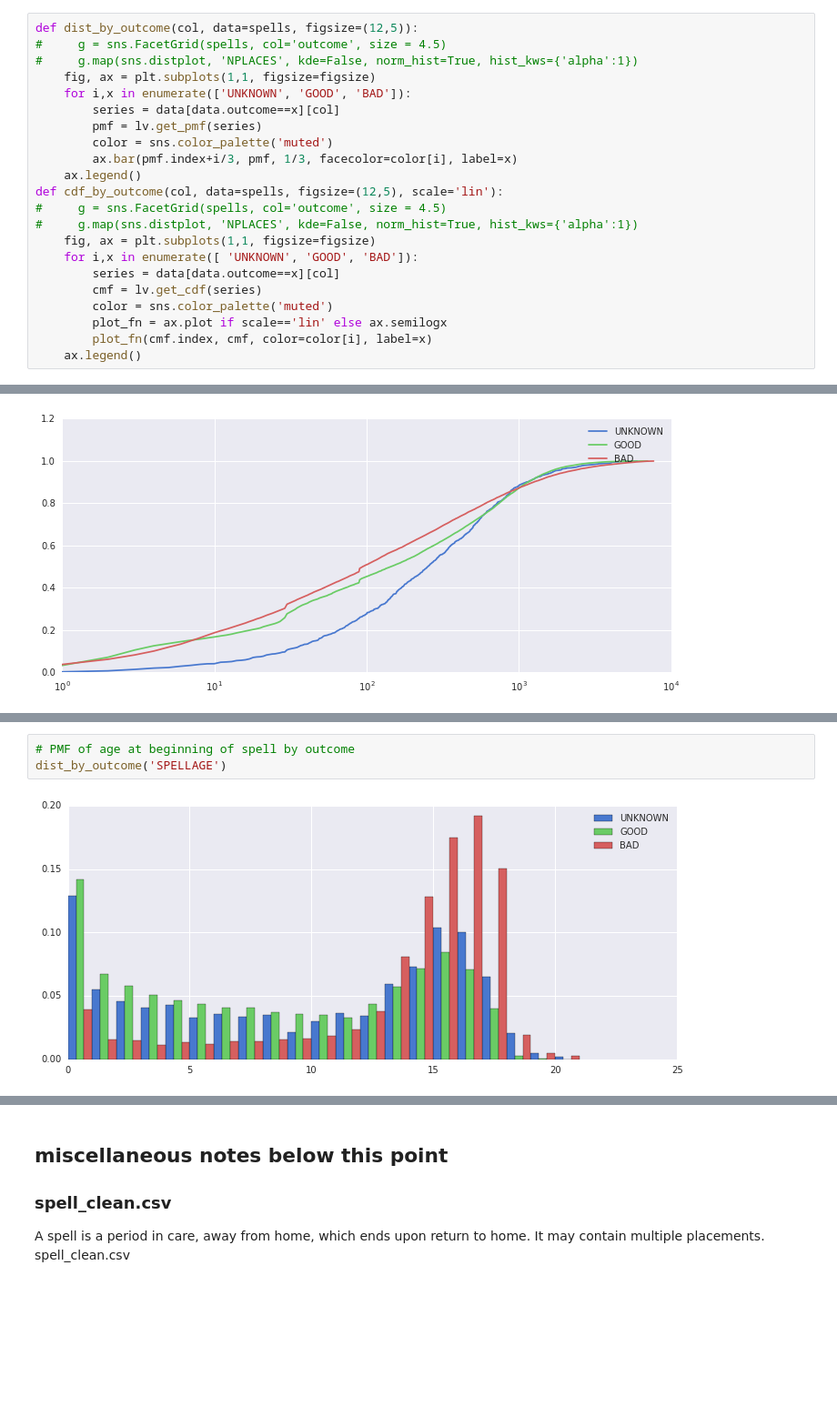
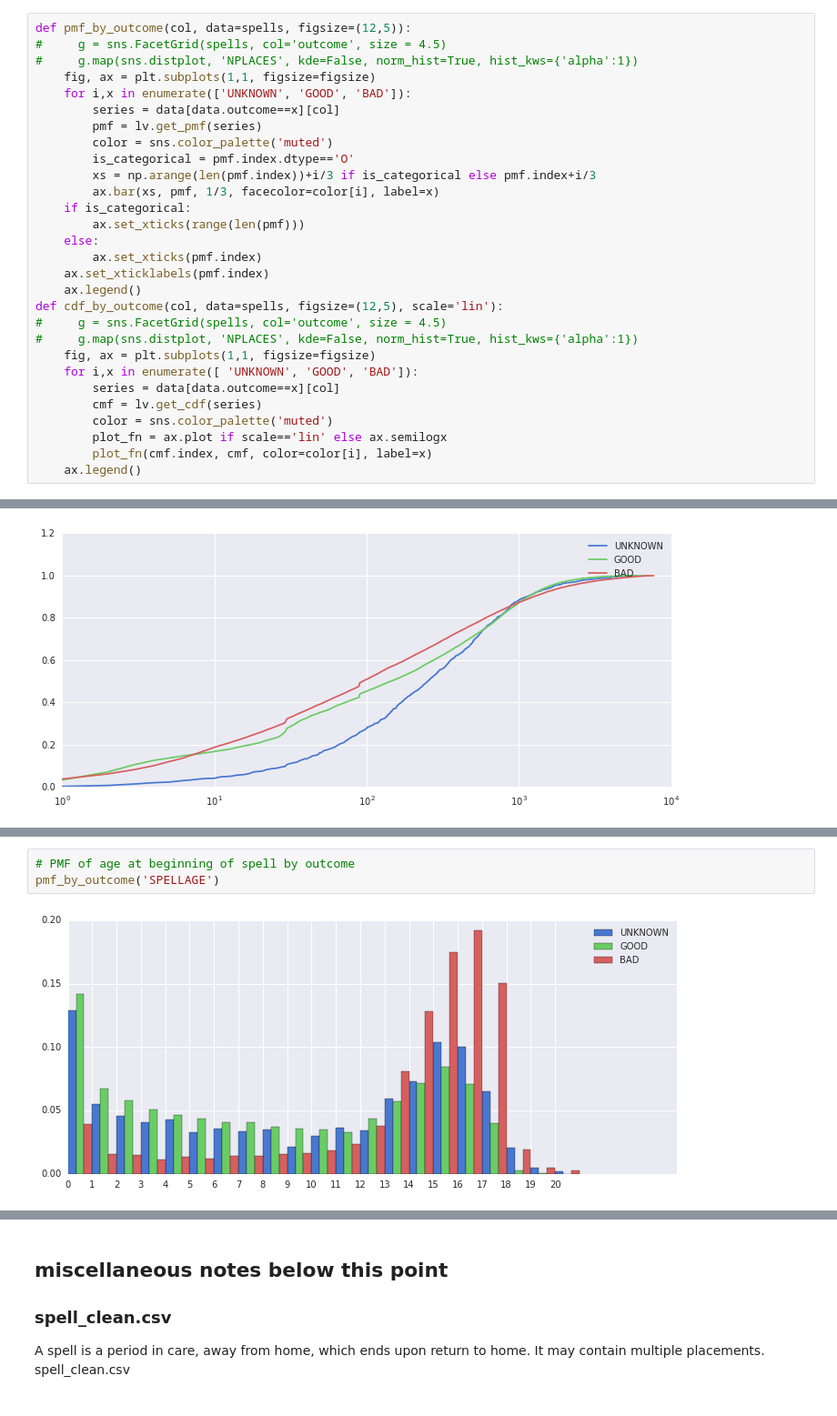
Before and after one commit to rachelauryn/FosterCareMobility, a Jupyter notebook: python/aec.ipynb, the cells around one changed output, grey strips where cells are left out. Shown: that part at 91% size. Drawn from its saved outputs; the diff is of its cells as text; blank space fills up the shorter version.

Commit message:
pmfs for categorical features

```diff
--- a/python/aec.ipynb
+++ b/python/aec.ipynb
@@ -97,7 +98,7 @@ spells['outcome'] = outcomes
 # %% [markdown]
 # distributions by outcome
 # %%
-def dist_by_outcome(col, data=spells, figsize=(12,5)):
+def pmf_by_outcome(col, data=spells, figsize=(12,5)):
 #     g = sns.FacetGrid(spells, col='outcome', size = 4.5)
 #     g.map(sns.distplot, 'NPLACES', kde=False, norm_hist=True, hist_kws={'alpha':1})
     fig, ax = plt.subplots(1,1, figsize=figsize)
@@ -105,7 +106,14 @@ def dist_by_outcome(col, data=spells, figsize=(12,5)):
         series = data[data.outcome==x][col]
         pmf = lv.get_pmf(series)
         color = sns.color_palette('muted')
-        ax.bar(pmf.index+i/3, pmf, 1/3, facecolor=color[i], label=x)
+        is_categorical = pmf.index.dtype=='O'
+        xs = np.arange(len(pmf.index))+i/3 if is_categorical else pmf.index+i/3
+        ax.bar(xs, pmf, 1/3, facecolor=color[i], label=x)
+    if is_categorical:
+        ax.set_xticks(range(len(pmf)))
+    else:
+        ax.set_xticks(pmf.index)
+    ax.set_xticklabels(pmf.index)
     ax.legend()
 def cdf_by_outcome(col, data=spells, figsize=(12,5), scale='lin'):
 #     g = sns.FacetGrid(spells, col='outcome', size = 4.5)
@@ -135,5 +143,5 @@ dist_by_outcome('STARTAGE')
 # %%
 # PMF of age at beginning of spell by outcome
-dist_by_outcome('SPELLAGE')
+pmf_by_outcome('SPELLAGE')
 # %% [output]
-[figure, old version]
+[figure, new version]
```
Also changed, not shown: parts of 5 cells of this notebook.
